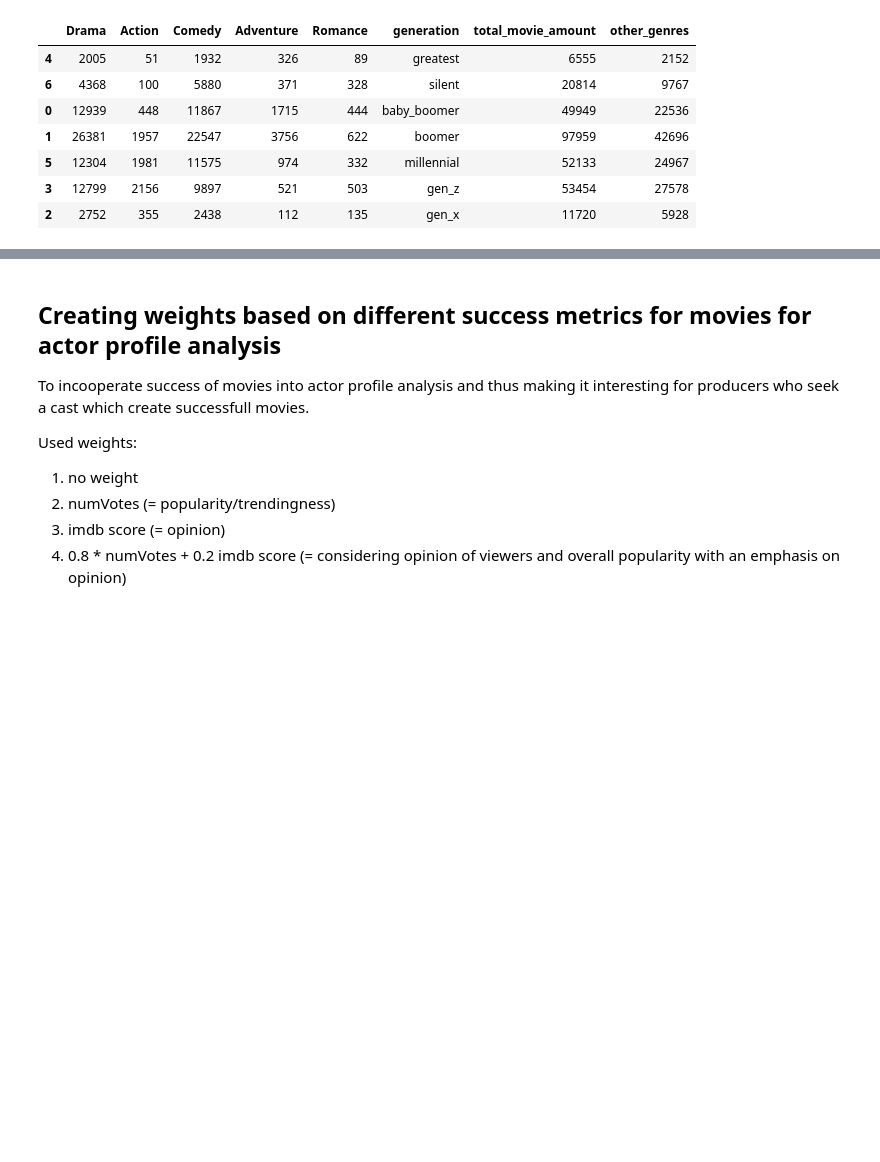
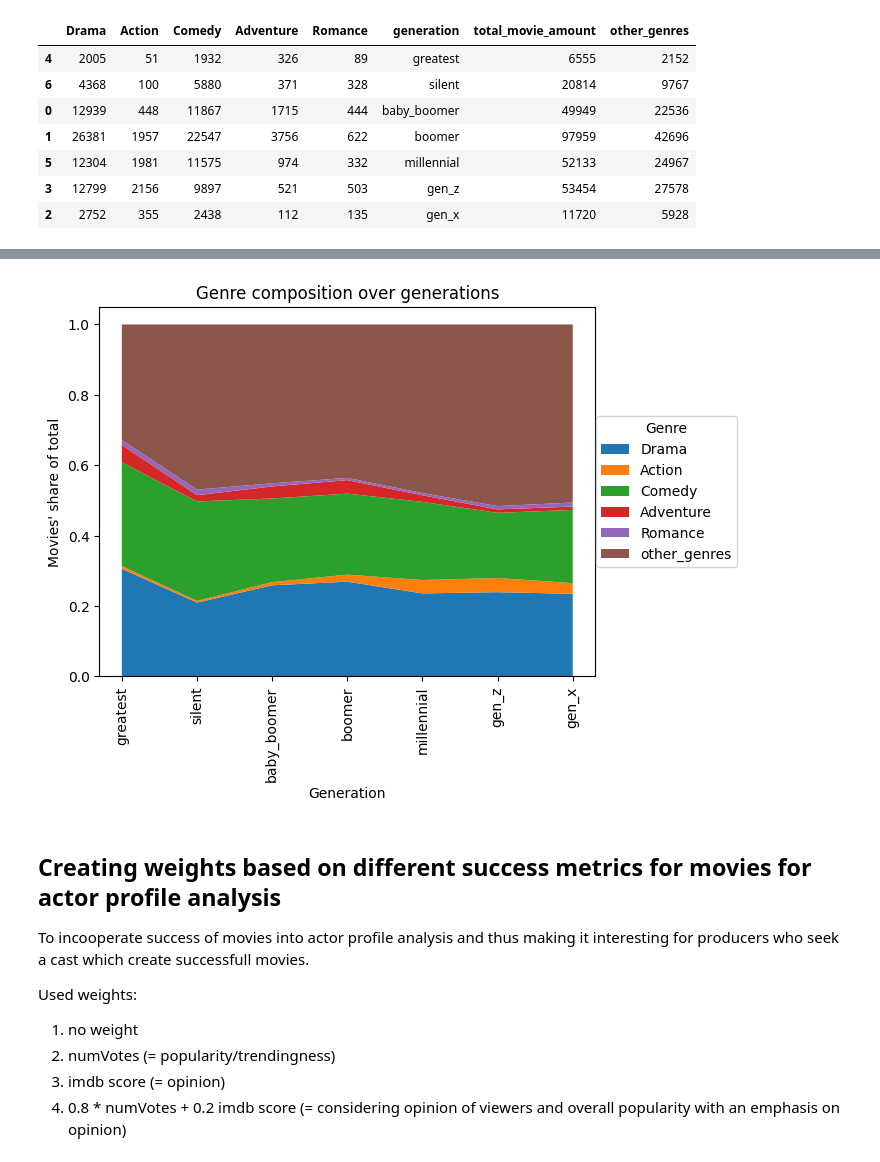
Before and after one commit to epfl-ada/ada-2022-project-jash, a Jupyter notebook: analysis_overtime.ipynb, the cells around one changed output, grey strips where cells are left out. Saved outputs shown, nothing was run; the diff lists cells and outputs as text; code cells hidden in the pictures; blank space fills up the shorter version.

Commit message:
done with analysis over time

```diff
--- a/analysis_overtime.ipynb
+++ b/analysis_overtime.ipynb
@@ -137,3 +136,20 @@ plt.show()
+# %%
+# staked plot of upper plot
+y = []
+
+# TODO sort by share size of genre in the first generation: sorted_count_selected_genres_in_generation = count_selected_genres_in_generation.sort_values(by="0", axis=1)
+for genre in selected_genres + ["other_genres"]:
+    y.append(count_selected_genres_in_generation[genre]/count_selected_genres_in_generation["total_movie_amount"])
+
+plt.stackplot(count_selected_genres_in_generation["generation"], y, labels=selected_genres + ["other_genres"])
+plt.ylabel("Movies' share of total")
+plt.xlabel("Generation")
+plt.legend(title = "Genre", loc='center right', bbox_to_anchor=(1.3, 0.5))
+plt.title("Genre composition over generations")
+plt.xticks(rotation=90)
+plt.show()
+# %% [output]
+[figure, added]
 # %% [markdown]
 ## Creating weights based on different success metrics for movies for actor profile analysis
 To incooperate success of movies into actor profile analysis and thus making it interesting for producers who seek a cast which create successfull movies.
```
Also changed, not shown: parts of 8 cells of this notebook, 1 other file.
